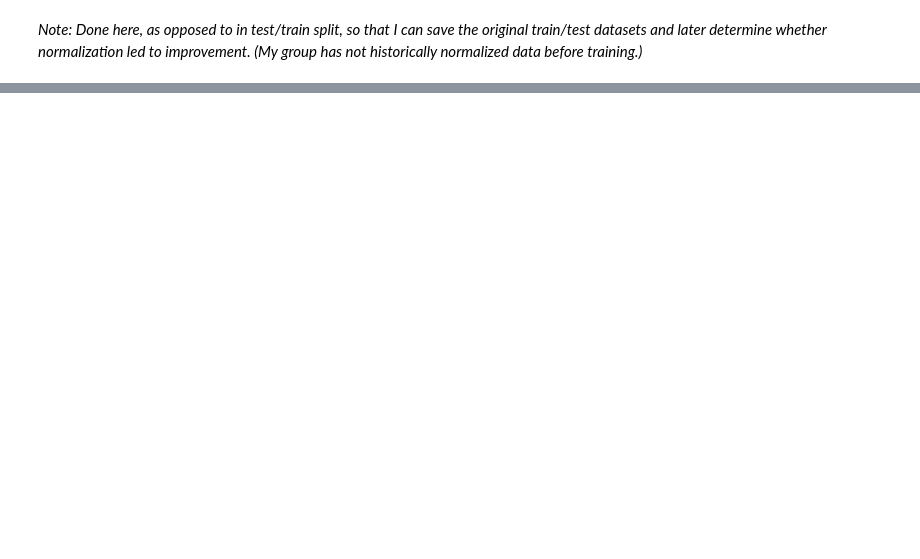
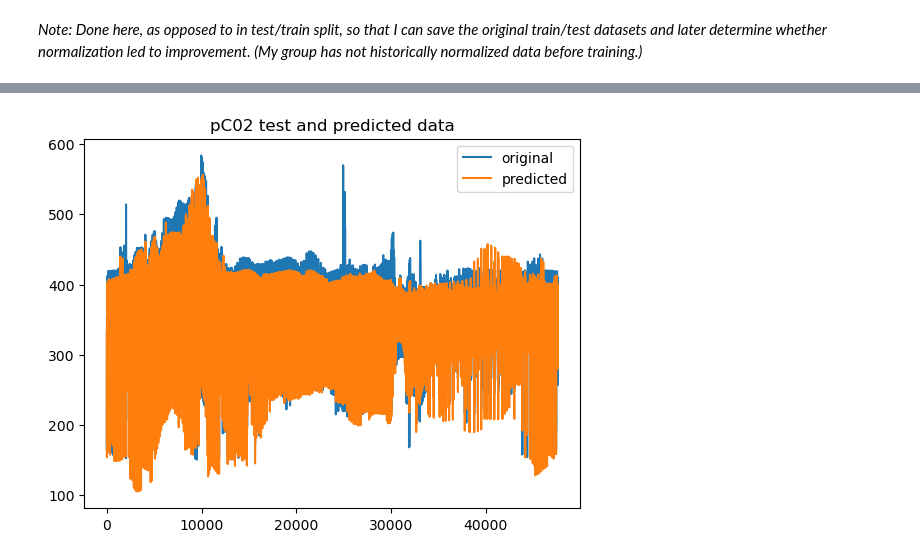
Before and after one commit to juliasimpson97/MLEE-final-project, a Jupyter notebook: models/NN.ipynb, the cells around one changed output, grey strips where cells are left out. Saved outputs shown, nothing was run; the diff lists cells and outputs as text; code cells hidden in the pictures; blank space fills up the shorter version.

Commit message:
added some more organization and additional NN tests

```diff
--- a/models/NN.ipynb
+++ b/models/NN.ipynb
@@ -170,0 +258,4 @@ model = load_model(os.path.join(model_path,'NN_model.h5'))
+# %%
+# after training, save:
+model_path = '/home/julias/MLEE-final-project/models/saved_models'
+NN_model_nprelim.save(os.path.join(model_path,'NN_model_preliminary_numpyinput_rerun.h5'))
@@ -170,0 +264,6 @@ model = load_model(os.path.join(model_path,'NN_model.h5'))
+# %%
+NN_model_num_prelim_rerun = load_model(os.path.join(model_path,'NN_model_preliminary_numpyinput.h5'))
+# %%
+y_pred_nprelim_rerun = NN_model_num_prelim_rerun.predict(X_test)
+mse = mean_squared_error(y_test, y_pred_nprelim_rerun)
+print("MSE: %.2f" % mse)
@@ -170,0 +273,9 @@ model = load_model(os.path.join(model_path,'NN_model.h5'))
+# %%
+x_ax = range(len(y_test))
+plt.plot(x_ax, y_test, label="original")
+plt.plot(x_ax, y_pred_nprelim_rerun, label="predicted")
+plt.title("pC02 test and predicted data")
+plt.legend()
+plt.show()
+# %% [output]
+[figure, added]
```
Also changed, not shown: parts of 33 cells of this notebook, 1 other file.
